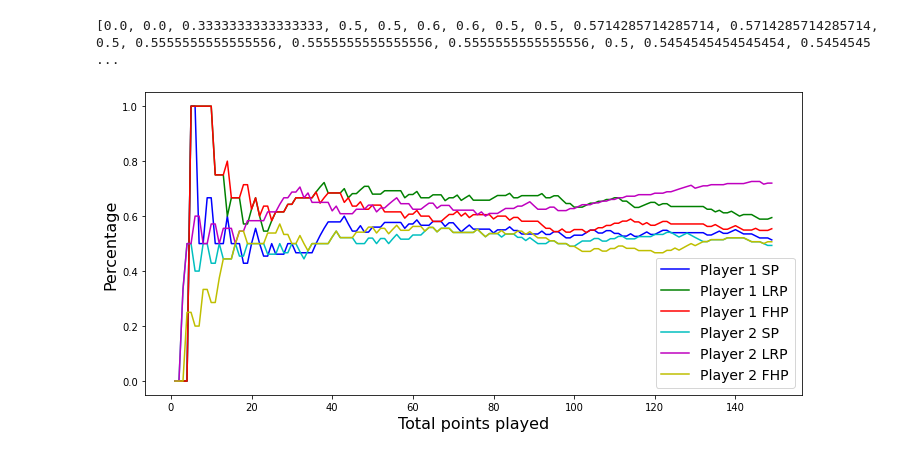
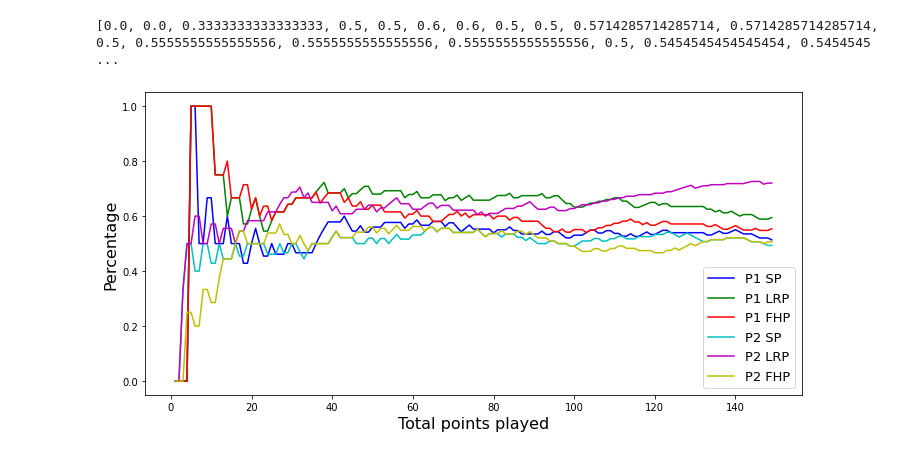
Before and after one commit to schiang28/Rouse, a Jupyter notebook: time series.ipynb, the cells around one changed output. Drawn from its saved outputs; the diff is of its cells as text; code cells hidden in the pictures.

```diff
--- a/time series.ipynb
+++ b/time series.ipynb
@@ -344,18 +344,18 @@ print(lrp_percentages2)
 [0.0, 0.0, 0.3333333333333333, 0.5, 0.5, 0.6, 0.6, 0.5, 0.5, 0.5714285714285714, 0.5714285714285714, 0.5, 0.5555555555555556, 0.5555555555555556, 0.5555555555555556, 0.5, 0.5454545454545454, 0.5454545 ...
 # %%
 plt.figure(figsize=(10,5))
-plt.plot(total_points_played, sp_percentages, color='b', label='Player 1 SP')
-plt.plot(total_points_played, lrp_percentages, color='g', label='Player 1 LRP')
-plt.plot(total_points_played, fhp_percentages, color='r', label='Player 1 FHP')
-plt.plot(total_points_played, sp_percentages2, color='c', label='Player 2 SP')
-plt.plot(total_points_played, lrp_percentages2, color='m', label='Player 2 LRP')
-plt.plot(total_points_played, fhp_percentages2, color='y', label='Player 2 FHP')
+plt.plot(total_points_played, sp_percentages, color='b', label='P1 SP')
+plt.plot(total_points_played, lrp_percentages, color='g', label='P1 LRP')
+plt.plot(total_points_played, fhp_percentages, color='r', label='P1 FHP')
+plt.plot(total_points_played, sp_percentages2, color='c', label='P2 SP')
+plt.plot(total_points_played, lrp_percentages2, color='m', label='P2 LRP')
+plt.plot(total_points_played, fhp_percentages2, color='y', label='P2 FHP')
 
-plt.legend(fontsize=14)
+plt.legend(fontsize=13)
 plt.xlabel("Total points played", fontsize=16)
 plt.ylabel("Percentage",fontsize=16)
 plt.tight_layout()
 plt.savefig('featuresandtime.pdf', dpi=300)
 plt.show()
 # %% [output]
-[figure, old version]
+[figure, new version]
```
Also changed, not shown: 3 other files.
